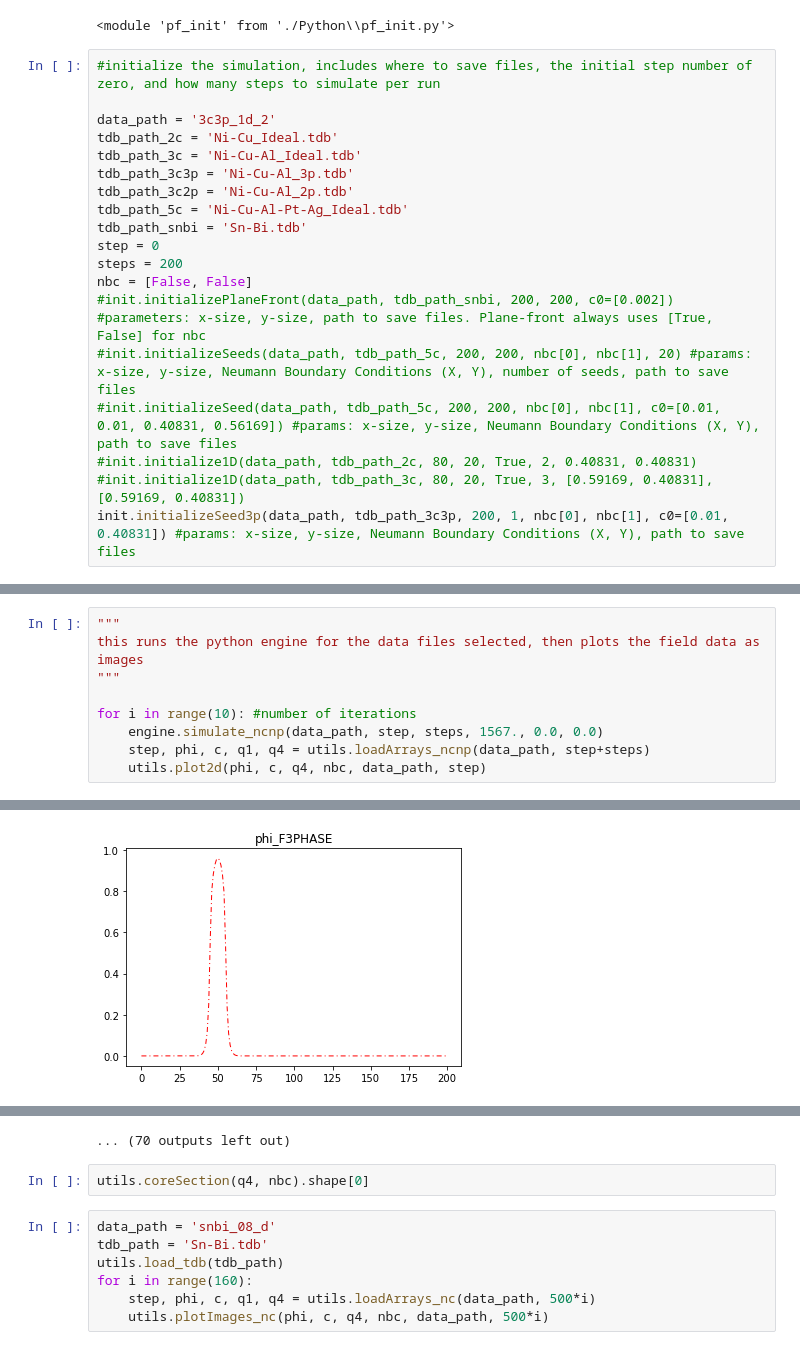
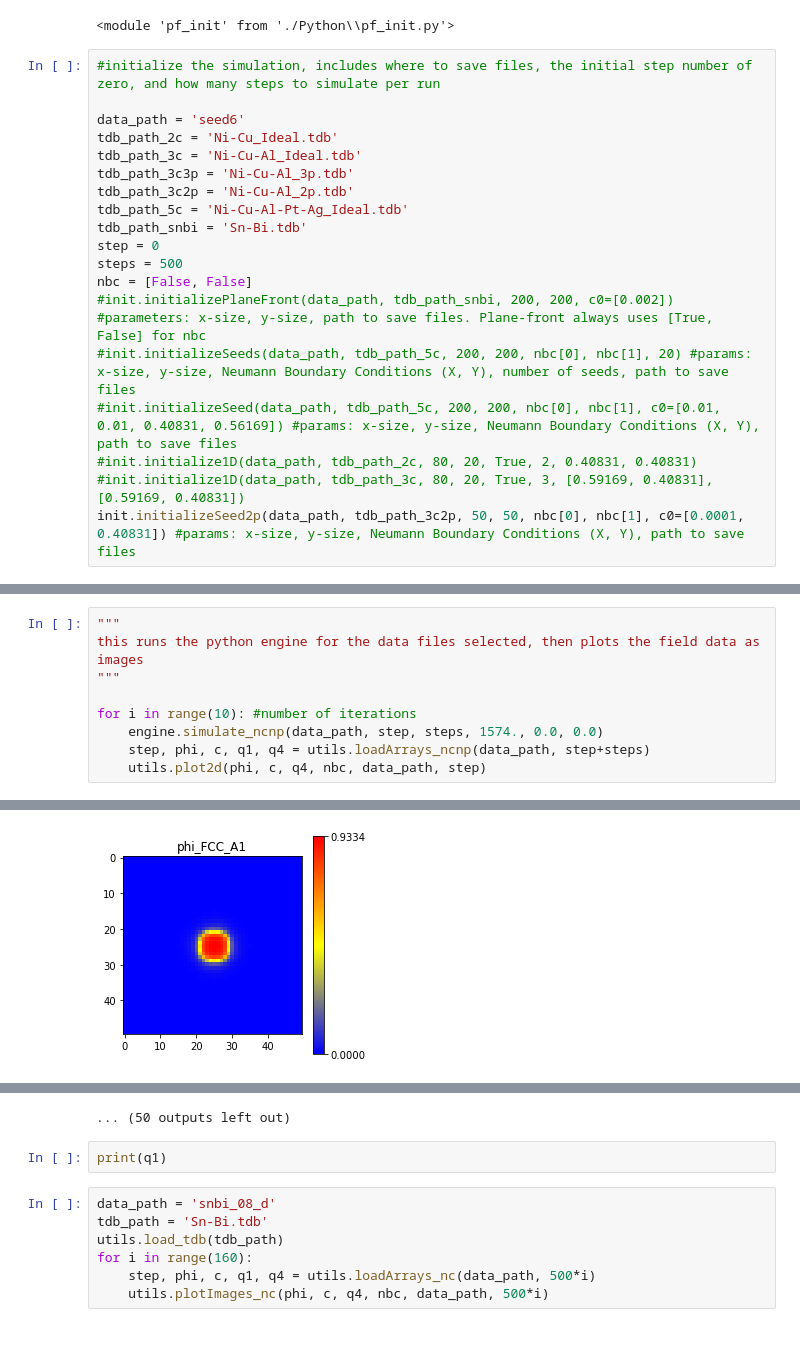
Before and after one commit to AdditiveModeling/SolidificationMicrostructure, a Jupyter notebook: phasefield/phasefield.ipynb, the cells around one changed output, grey strips where cells are left out. Cells and saved outputs as stored; diff of their text form.

```diff
--- a/phasefield/phasefield.ipynb
+++ b/phasefield/phasefield.ipynb
@@ -26,7 +26,7 @@ importlib.reload(init)
 # %%
 #initialize the simulation, includes where to save files, the initial step number of zero, and how many steps to simulate per run
 
-data_path = '3c3p_1d_2'
+data_path = 'seed6'
 tdb_path_2c = 'Ni-Cu_Ideal.tdb'
 tdb_path_3c = 'Ni-Cu-Al_Ideal.tdb'
 tdb_path_3c3p = 'Ni-Cu-Al_3p.tdb'
@@ -34,12 +34,12 @@ tdb_path_3c2p = 'Ni-Cu-Al_2p.tdb'
 tdb_path_5c = 'Ni-Cu-Al-Pt-Ag_Ideal.tdb'
 tdb_path_snbi = 'Sn-Bi.tdb'
 step = 0
-steps = 200
+steps = 500
 nbc = [False, False]
 #init.initializePlaneFront(data_path, tdb_path_snbi, 200, 200, c0=[0.002]) #parameters: x-size, y-size, path to save files. Plane-front always uses [True, False] for nbc
 #init.initializeSeeds(data_path, tdb_path_5c, 200, 200, nbc[0], nbc[1], 20) #params: x-size, y-size, Neumann Boundary Conditions (X, Y), number of seeds, path to save files
 #init.initializeSeed(data_path, tdb_path_5c, 200, 200, nbc[0], nbc[1], c0=[0.01, 0.01, 0.40831, 0.56169]) #params: x-size, y-size, Neumann Boundary Conditions (X, Y), path to save files
 #init.initialize1D(data_path, tdb_path_2c, 80, 20, True, 2, 0.40831, 0.40831)
 #init.initialize1D(data_path, tdb_path_3c, 80, 20, True, 3, [0.59169, 0.40831], [0.59169, 0.40831])
-init.initializeSeed3p(data_path, tdb_path_3c3p, 200, 1, nbc[0], nbc[1], c0=[0.01, 0.40831]) #params: x-size, y-size, Neumann Boundary Conditions (X, Y), path to save files
+init.initializeSeed2p(data_path, tdb_path_3c2p, 50, 50, nbc[0], nbc[1], c0=[0.0001, 0.40831]) #params: x-size, y-size, Neumann Boundary Conditions (X, Y), path to save files
 # %% [output]
@@ -68,7 +64,7 @@ this runs the python engine for the data files selected, then plots the field da
 """
 
 for i in range(10): #number of iterations
-    engine.simulate_ncnp(data_path, step, steps, 1567., 0.0, 0.0)
+    engine.simulate_ncnp(data_path, step, steps, 1574., 0.0, 0.0)
     step, phi, c, q1, q4 = utils.loadArrays_ncnp(data_path, step+steps)
     utils.plot2d(phi, c, q4, nbc, data_path, step)
 # %% [output]
@@ -105,5 +101,5 @@ Done
 85.0% done...
 90.0% done...
 95.0% done...
 Done
-[figure, old version]
+[figure, new version]
@@ -119,6 +115,6 @@ Done
-... (70 outputs left out)
+... (50 outputs left out)
-# %%
-utils.coreSection(q4, nbc).shape[0]
+# %%
+print(q1)
 # %%
 data_path = 'snbi_08_d'
 tdb_path = 'Sn-Bi.tdb'
```
Also changed, not shown: parts of 4 cells of this notebook, 5 other files.
